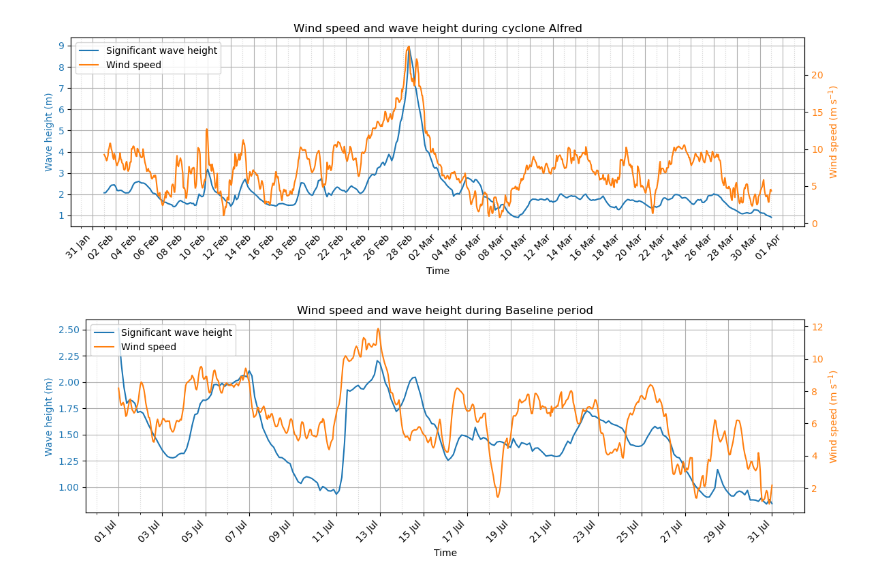
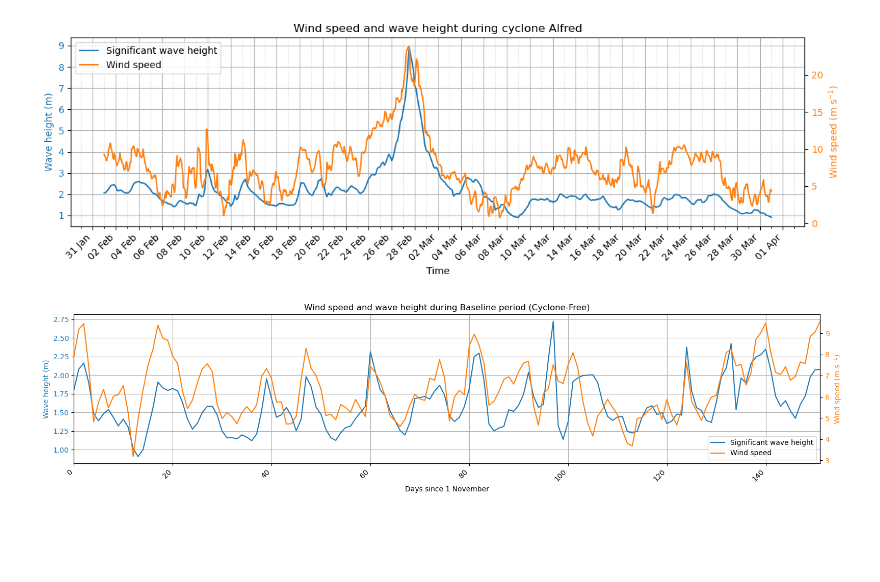
Before and after one commit to ElisaSzalay/Cyclone-Analysis, a Jupyter notebook: Wind and Wave analysis/analysis.ipynb, the cells around one changed output. Drawn from its saved outputs; the diff is of its cells as text; code cells hidden in the pictures; blank space fills up the shorter version.

Commit message:
update wind and wave

```diff
--- a/Wind and Wave analysis/analysis.ipynb
+++ b/Wind and Wave analysis/analysis.ipynb
@@ -11,0 +17,2 @@ wind_baseline=xr.open_dataset('data/wind_baseline.nc')
+# %%
+exclude_periods=[('2020-02-04', '2020-02-14'), ('2020-03-14', '2020-03-15'), ('2021-01-16', '2021-01-19'), ('2021-01-24', '2021-02-01'), ('2021-02-27', '2021-03-05'), ('2021-12-09', '2021-12-15'), ('2022-02-07', '2022-02-12')]
@@ -136,0 +217,7 @@ Attributes:
+# %%
+height_fina=wave_fina['VHM0']
+height_alfred=wave_alfred['VHM0']
+height_baseline_first=wave_baseline_clean_first['VHM0']
+height_baseline_second=wave_baseline_clean_second['VHM0']
+height_baseline_third=wave_baseline_clean_third['VHM0']
+print(height_baseline_first)
@@ -136,0 +242,16 @@ Attributes:
+# %%
+waveheight_baseline_list = [
+    height_baseline_first.mean(dim=("latitude", "longitude")),
+    height_baseline_second.mean(dim=("latitude", "longitude")),
+    height_baseline_third.mean(dim=("latitude", "longitude")),
+]
+
+baseline_seasonal_wave = [add_season_day(ts) for ts in waveheight_baseline_list]
+
+baseline_all_wave = xr.concat(baseline_seasonal_wave, dim="season")
+
+baseline_mean_wave = (
+    baseline_all_wave
+    .groupby("season_day")
+    .mean(skipna=True)
+)
@@ -316,10 +439,10 @@ plt.show()
 [figure]
 # %%
 #baseline
-fig, ax_wave = plt.subplots(figsize=(12, 4))
+fig, ax_wave = plt.subplots(figsize=(16, 4))
 
 # wave height (left y-axis)
-wave_line, = wave_ts_baseline_july.plot(
+wave_line, = baseline_mean_wave.plot(
     ax=ax_wave,
     color="tab:blue",
     label="Significant wave height"
@@ -328,38 +451,38 @@ wave_line, = wave_ts_baseline_july.plot(
 ax_wave.set_ylabel("Wave height (m)", color="tab:blue")
 ax_wave.tick_params(axis="y", labelcolor="tab:blue")
 
 # second y-axis for wind
 ax_wind = ax_wave.twinx()
 
-wind_line, = wind_ts_baseline_july.plot(
+wind_line, = baseline_mean_wind.plot(
     ax=ax_wind,
     color="tab:orange",
     label="Wind speed"
 )
 
 ax_wind.set_ylabel("Wind speed (m s$^{-1}$)", color="tab:orange")
 ax_wind.tick_params(axis="y", labelcolor="tab:orange")
 
 # X-axis formatting
-ax_wave.xaxis.set_major_locator(mdates.DayLocator(interval=2))
-ax_wave.xaxis.set_major_formatter(mdates.DateFormatter('%d %b'))
-ax_wave.xaxis.set_minor_locator(mdates.DayLocator(interval=1))
+ax_wave.set_xlim(0, 151)
+ax_wave.set_xlabel("Days since 1 November")
 
 plt.setp(ax_wave.get_xticklabels(), rotation=45, ha="right")
 
 # grid
 ax_wave.grid(True, which="major", linestyle="-")
 ax_wave.grid(True, which="minor", linestyle=":", alpha=0.5)
 
-ax_wave.set_title("Wind speed and wave height during Baseline period")
-ax_wave.set_xlabel("Time")
+ax_wave.set_title("Wind speed and wave height during Baseline period (Cyclone-Free)")
+ax_wave.set_xlabel("Days since 1 November")
 
 # legend
 lines = [wave_line, wind_line]
 labels = [line.get_label() for line in lines]
-ax_wave.legend(lines, labels, loc="upper left")
+ax_wave.legend(lines, labels, loc="lower right")
 
 plt.tight_layout()
+plt.savefig("plots/baseline_combined.png", dpi=300, bbox_inches="tight")
 plt.show()
 # %% [output]
-[figure, old version]
+[figure, new version]
```
Also changed, not shown: parts of 29 cells of this notebook, 30 other files.
